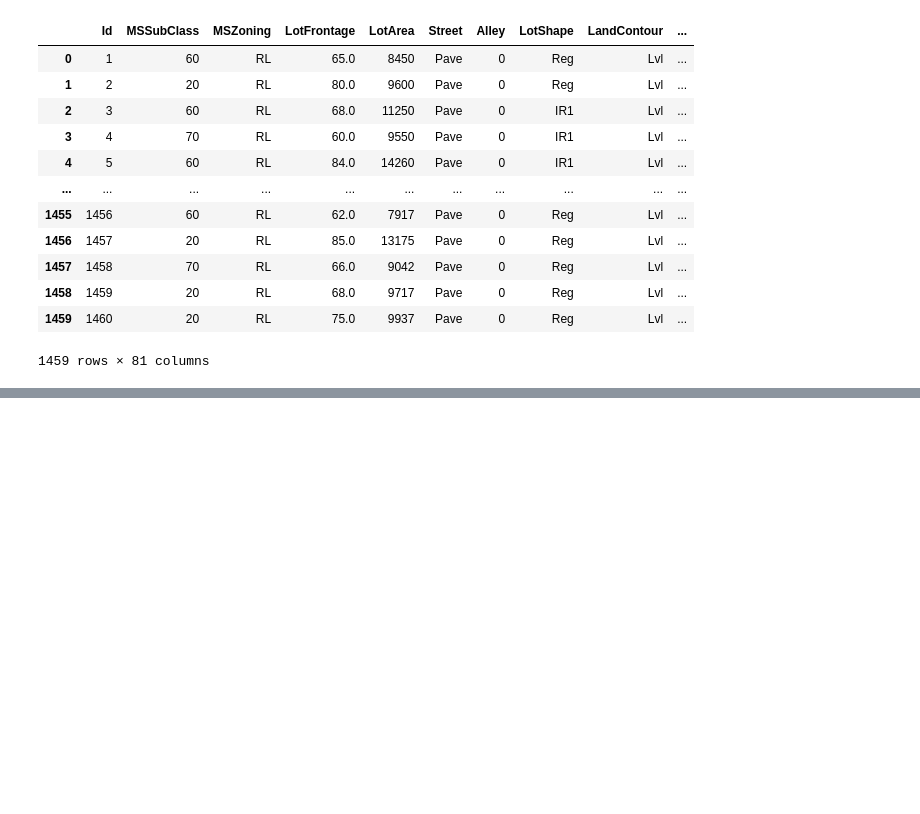
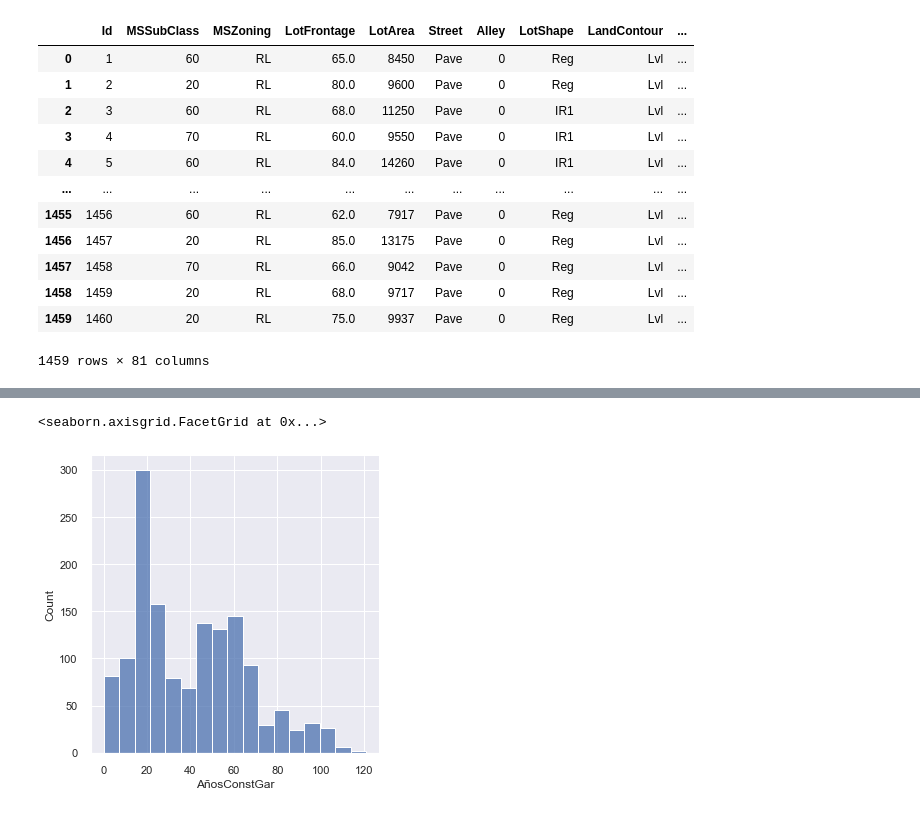
Before and after one commit to ta-data-mexpt/statistical-analysis-project, a Jupyter notebook: Proyecto_5_Ricardo_Fuentes.ipynb, the cells around one changed output, grey strips where cells are left out. Saved outputs shown, nothing was run; the diff lists cells and outputs as text; code cells hidden in the pictures; blank space fills up the shorter version.

```diff
--- a/Proyecto_5_Ricardo_Fuentes.ipynb
+++ b/Proyecto_5_Ricardo_Fuentes.ipynb
@@ -272,0 +424,6 @@ for columna in columnas:
+# %%
+sns.displot(data=df,x='AñosConstGar')
+# Después de haber transformado los datos, podemos ver de una mejor manera la distribucion de los datos.
+# %% [output]
+<seaborn.axisgrid.FacetGrid at 0x...>
+[figure, added]
```
Also changed, not shown: parts of 43 cells of this notebook, 1 other file.
